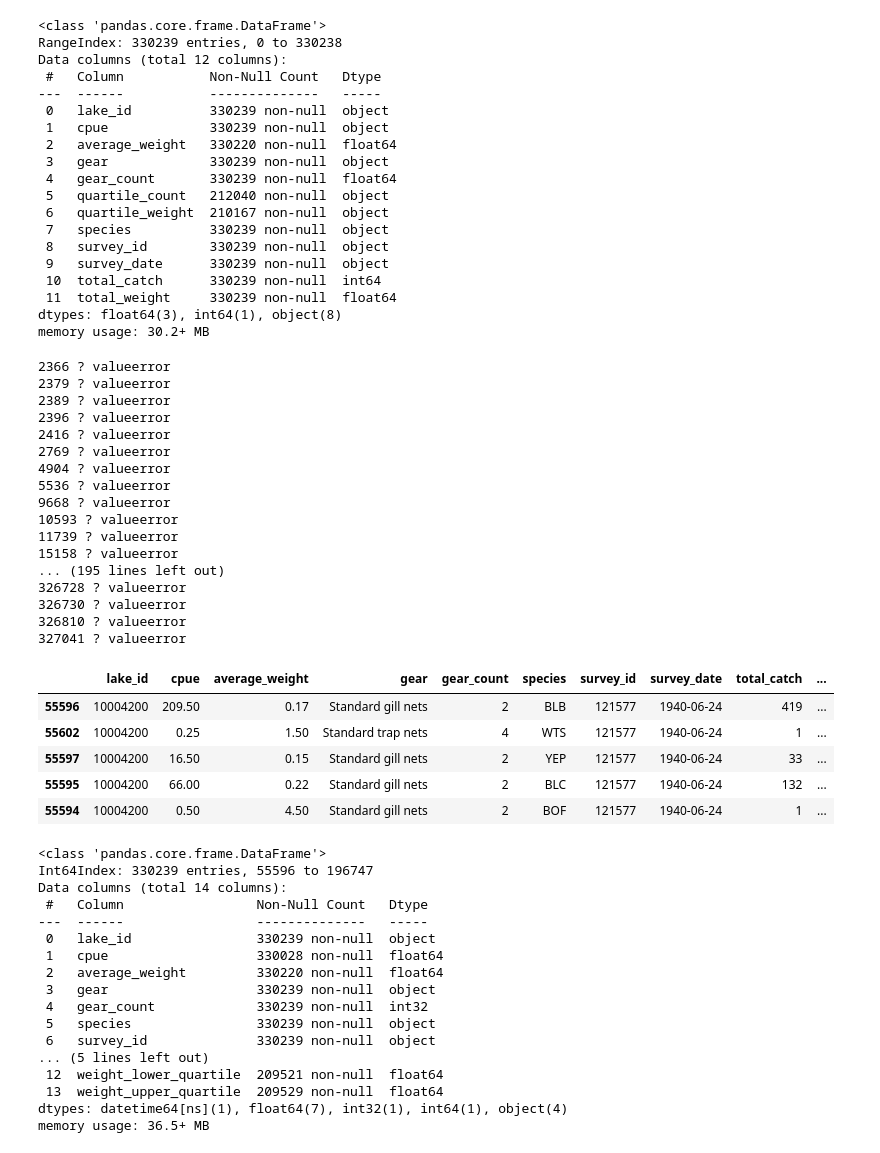
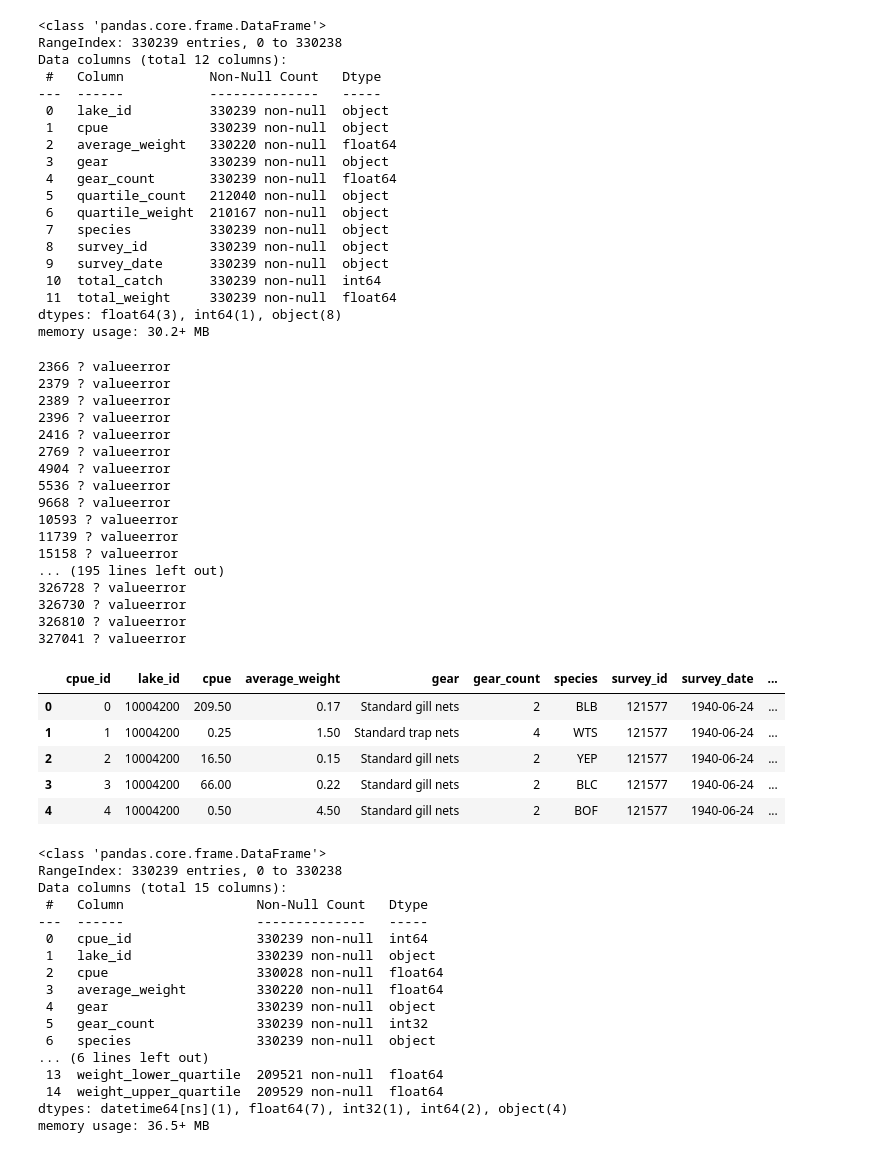
Before and after one commit to lwunderl/Minnesota-Fish-Explorer, a Jupyter notebook: Fishing_Explorer/Data/data_cleaner.ipynb, the cells around one changed output. Drawn from its saved outputs; the diff is of its cells as text; code cells hidden in the pictures.

```diff
--- a/Fishing_Explorer/Data/data_cleaner.ipynb
+++ b/Fishing_Explorer/Data/data_cleaner.ipynb
@@ -6,7 +6,7 @@ import numpy as np
 # %%
 lake = pd.read_csv("lake_info/lake_information.csv", converters={"lake_id": str})
 length = pd.read_csv("fish_length_info/fish_length.csv", converters={"lake_id": str, "survey_id": str})
-catch = pd.read_csv("fish_catch_info/fish_catch.csv", converters={"lake_id": str, "survey_id": str})
+cpue = pd.read_csv("fish_cpue_info/fish_cpue.csv", converters={"lake_id": str, "survey_id": str})
 was = pd.read_csv("was_info/water_access_information.csv")
 # %%
 #add methods
@@ -298,62 +303,64 @@ dtypes: float64(3), int64(1), object(8)
 memory usage: 30.2+ MB
 # %%
 #clean cpue and date and separate quartiles into columns.
-catch = catch.drop_duplicates()
-catch["cpue"] = cpue_cleaner(catch["cpue"])
-catch["survey_date"] = survey_date_cleaner(catch["survey_date"])
-catch["count_lower_quartile"] = lower_quartile_cleaner(catch["quartile_count"])
-catch["count_upper_quartile"] = upper_quartile_cleaner(catch["quartile_count"])
-catch["weight_lower_quartile"] = lower_quartile_cleaner(catch["quartile_weight"])
-catch["weight_upper_quartile"] = upper_quartile_cleaner(catch["quartile_weight"])
-catch["gear_count"] = catch["gear_count"].astype("int")
-catch = catch.drop(columns=["quartile_count", "quartile_weight"])
-catch = catch.sort_values("survey_date")
+cpue_df = cpue.drop_duplicates()
+cpue_df["cpue"] = cpue_cleaner(cpue_df["cpue"])
+cpue_df["survey_date"] = survey_date_cleaner(cpue_df["survey_date"])
+cpue_df["count_lower_quartile"] = lower_quartile_cleaner(cpue_df["quartile_count"])
+cpue_df["count_upper_quartile"] = upper_quartile_cleaner(cpue_df["quartile_count"])
+cpue_df["weight_lower_quartile"] = lower_quartile_cleaner(cpue_df["quartile_weight"])
+cpue_df["weight_upper_quartile"] = upper_quartile_cleaner(cpue_df["quartile_weight"])
+cpue_df["gear_count"] = cpue["gear_count"].astype("int")
+cpue_df = cpue_df.drop(columns=["quartile_count", "quartile_weight"])
+cpue_df = cpue_df.sort_values("survey_date")
+#add cpue_id column
+cpue_df = cpue_df.reset_index(drop=True)
+cpue_id = cpue_df.index
+cpue_df.insert(loc=0, column="cpue_id", value=cpue_id)
+cpue_df.head()
 # %% [output]
 2366 ? valueerror
 2379 ? valueerror
 2389 ? valueerror
 2396 ? valueerror
 2416 ? valueerror
 2769 ? valueerror
 4904 ? valueerror
 5536 ? valueerror
 9668 ? valueerror
 10593 ? valueerror
 11739 ? valueerror
 15158 ? valueerror
 ... (195 lines left out)
 326728 ? valueerror
 326730 ? valueerror
 326810 ? valueerror
 327041 ? valueerror
+|  | cpue_id | lake_id | cpue | average_weight | gear | gear_count | species | survey_id | survey_date | ... |
+| 0 | 0 | 10004200 | 209.50 | 0.17 | Standard gill nets | 2 | BLB | 121577 | 1940-06-24 | ... |
+| 1 | 1 | 10004200 | 0.25 | 1.50 | Standard trap nets | 4 | WTS | 121577 | 1940-06-24 | ... |
+| 2 | 2 | 10004200 | 16.50 | 0.15 | Standard gill nets | 2 | YEP | 121577 | 1940-06-24 | ... |
+| 3 | 3 | 10004200 | 66.00 | 0.22 | Standard gill nets | 2 | BLC | 121577 | 1940-06-24 | ... |
+| 4 | 4 | 10004200 | 0.50 | 4.50 | Standard gill nets | 2 | BOF | 121577 | 1940-06-24 | ... |
-# %%
-catch.head()
-# %% [output]
-|  | lake_id | cpue | average_weight | gear | gear_count | species | survey_id | survey_date | total_catch | ... |
-| 55596 | 10004200 | 209.50 | 0.17 | Standard gill nets | 2 | BLB | 121577 | 1940-06-24 | 419 | ... |
-| 55602 | 10004200 | 0.25 | 1.50 | Standard trap nets | 4 | WTS | 121577 | 1940-06-24 | 1 | ... |
-| 55597 | 10004200 | 16.50 | 0.15 | Standard gill nets | 2 | YEP | 121577 | 1940-06-24 | 33 | ... |
-| 55595 | 10004200 | 66.00 | 0.22 | Standard gill nets | 2 | BLC | 121577 | 1940-06-24 | 132 | ... |
-| 55594 | 10004200 | 0.50 | 4.50 | Standard gill nets | 2 | BOF | 121577 | 1940-06-24 | 1 | ... |
 # %%
-catch.info()
+cpue_df.info()
 # %% [output]
 <class 'pandas.core.frame.DataFrame'>
-Int64Index: 330239 entries, 55596 to 196747
-Data columns (total 14 columns):
+RangeIndex: 330239 entries, 0 to 330238
+Data columns (total 15 columns):
  #   Column                 Non-Null Count   Dtype
 ---  ------                 --------------   -----
- 0   lake_id                330239 non-null  object
- 1   cpue                   330028 non-null  float64
- 2   average_weight         330220 non-null  float64
- 3   gear                   330239 non-null  object
- 4   gear_count             330239 non-null  int32
- 5   species                330239 non-null  object
- 6   survey_id              330239 non-null  object
-... (5 lines left out)
- 12  weight_lower_quartile  209521 non-null  float64
- 13  weight_upper_quartile  209529 non-null  float64
-dtypes: datetime64[ns](1), float64(7), int32(1), int64(1), object(4)
+ 0   cpue_id                330239 non-null  int64
+ 1   lake_id                330239 non-null  object
+ 2   cpue                   330028 non-null  float64
+ 3   average_weight         330220 non-null  float64
+ 4   gear                   330239 non-null  object
+ 5   gear_count             330239 non-null  int32
+ 6   species                330239 non-null  object
+... (6 lines left out)
+ 13  weight_lower_quartile  209521 non-null  float64
+ 14  weight_upper_quartile  209529 non-null  float64
+dtypes: datetime64[ns](1), float64(7), int32(1), int64(2), object(4)
 memory usage: 36.5+ MB
 # %%
 #create csv files to load into database
```
Also changed, not shown: parts of 10 cells of this notebook, 11 other files.
